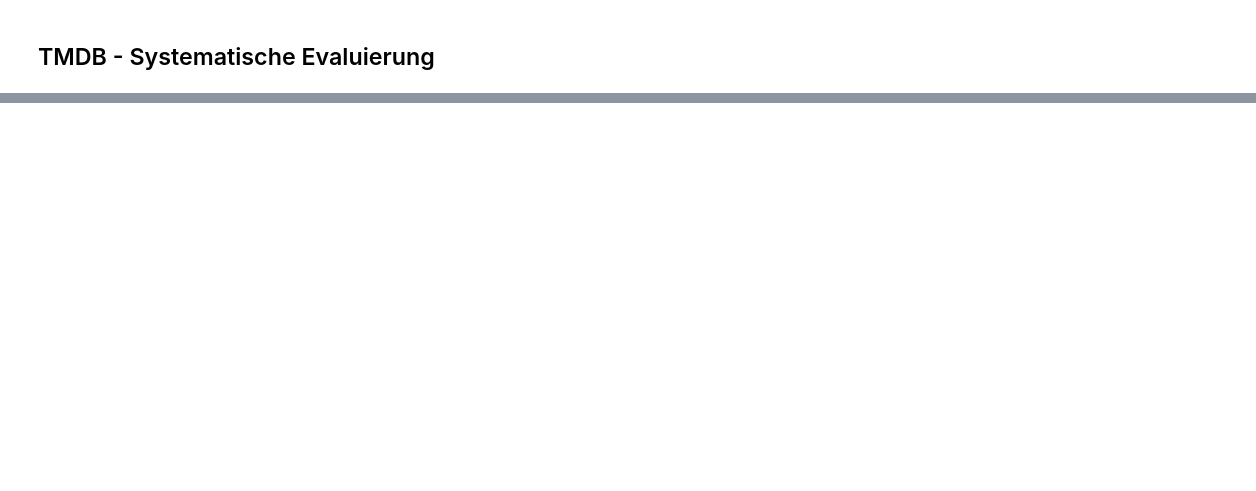
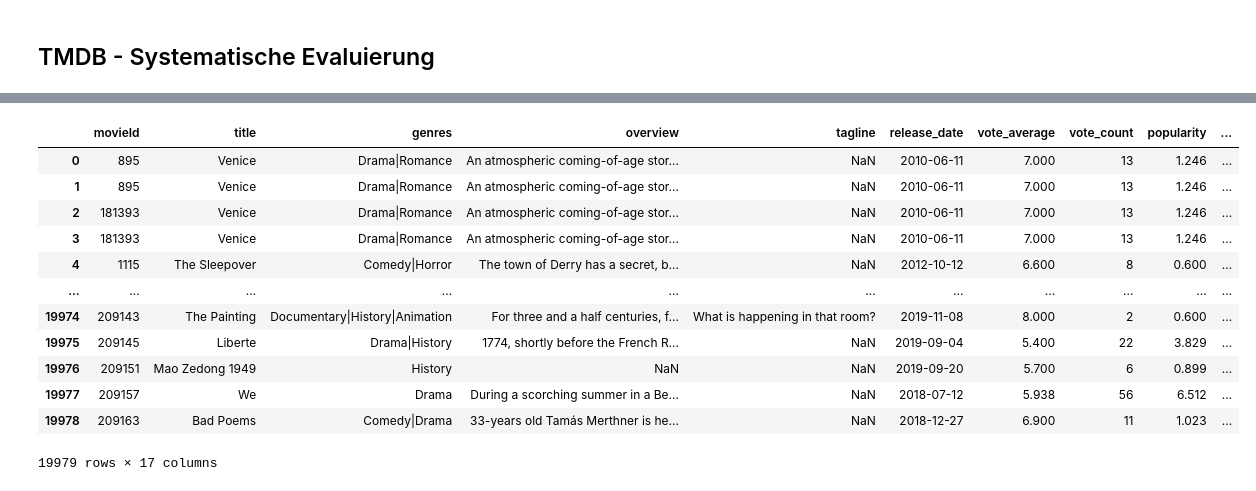
Before and after one commit to Luuzemp14/Cds1_Tinder-4-Movies, a Jupyter notebook: datawrangling.ipynb, the cells around one changed output, grey strips where cells are left out. Saved outputs shown, nothing was run; the diff lists cells and outputs as text; code cells hidden in the pictures; blank space fills up the shorter version.

```diff
--- a/datawrangling.ipynb
+++ b/datawrangling.ipynb
@@ -102,0 +53,56 @@ memory usage: 2.1+ MB
+# %%
+# adult is dropped because there are only 3 adult films. which makes it useless to use for our model
+cols = [
+    "imdbId",
+    "Unnamed: 0",
+    "backdrop_path",
+    "homepage",
+    "poster_path",
+    "imdb_id",
+    "original_title",
+    "video",
+    "status",
+    "adult"
+]
+
+# drop unused columns
+df_movies2 = df_movies.drop(df_movies[cols], axis=1)
+# %%
+# reorder columns
+col_order = [
+    "movieId",
+    "title",
+    "genres",
+    "overview",
+    "tagline",
+    "release_date",
+    "vote_average",
+    "vote_count",
+    "popularity",
+    "runtime",
+    "original_language",
+    "spoken_languages",
+    "production_companies",
+    "production_countries",
+    "revenue",
+    "budget",
+    "belongs_to_collection",
+
+]
+
+df_movies2 = df_movies2[col_order]
+df_movies2
+# %% [output]
+|  | movieId | title | genres | overview | tagline | release_date | vote_average | vote_count | popularity | ... |
+| 0 | 895 | Venice | Drama|Romance | An atmospheric coming-of-age stor... | NaN | 2010-06-11 | 7.000 | 13 | 1.246 | ... |
+| 1 | 895 | Venice | Drama|Romance | An atmospheric coming-of-age stor... | NaN | 2010-06-11 | 7.000 | 13 | 1.246 | ... |
+| 2 | 181393 | Venice | Drama|Romance | An atmospheric coming-of-age stor... | NaN | 2010-06-11 | 7.000 | 13 | 1.246 | ... |
+| 3 | 181393 | Venice | Drama|Romance | An atmospheric coming-of-age stor... | NaN | 2010-06-11 | 7.000 | 13 | 1.246 | ... |
+| 4 | 1115 | The Sleepover | Comedy|Horror | The town of Derry has a secret, b... | NaN | 2012-10-12 | 6.600 | 8 | 0.600 | ... |
+| ... | ... | ... | ... | ... | ... | ... | ... | ... | ... | ... |
+| 19974 | 209143 | The Painting | Documentary|History|Animation | For three and a half centuries, f... | What is happening in that room? | 2019-11-08 | 8.000 | 2 | 0.600 | ... |
+| 19975 | 209145 | Liberte | Drama|History | 1774, shortly before the French R... | NaN | 2019-09-04 | 5.400 | 22 | 3.829 | ... |
+| 19976 | 209151 | Mao Zedong 1949 | History | NaN | NaN | 2019-09-20 | 5.700 | 6 | 0.899 | ... |
+| 19977 | 209157 | We | Drama | During a scorching summer in a Be... | NaN | 2018-07-12 | 5.938 | 56 | 6.512 | ... |
+| 19978 | 209163 | Bad Poems | Comedy|Drama | 33-years old Tamás Merthner is he... | NaN | 2018-12-27 | 6.900 | 11 | 1.023 | ... |
+19979 rows × 17 columns
```
Also changed, not shown: parts of 20 cells of this notebook.
